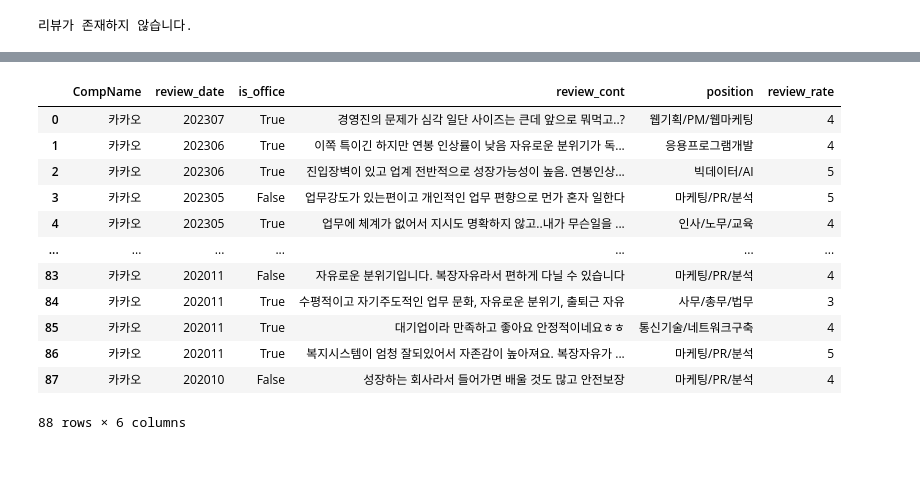
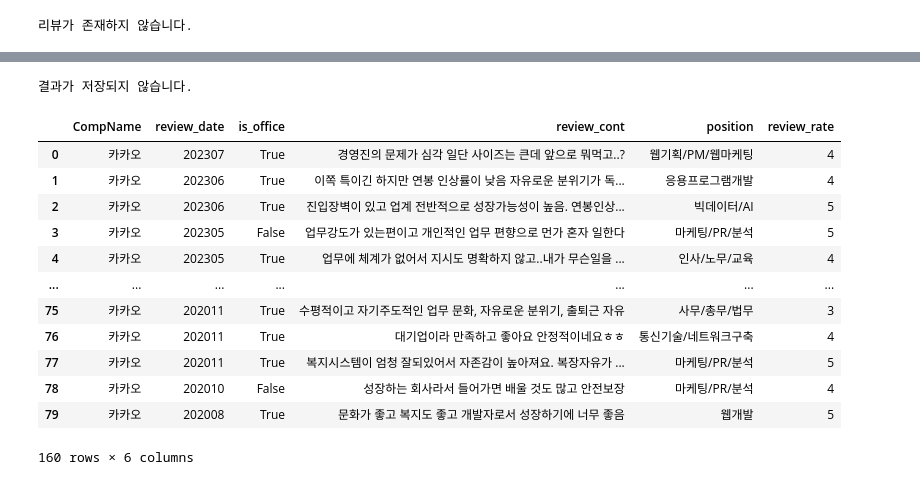
Before and after one commit to parking-place/EZPZ_Project, a Jupyter notebook: modules/crawlers/reviews/new_catch.ipynb, the cells around one changed output, grey strips where cells are left out. Saved outputs shown, nothing was run; the diff lists cells and outputs as text; code cells hidden in the pictures.

```diff
--- a/modules/crawlers/reviews/new_catch.ipynb
+++ b/modules/crawlers/reviews/new_catch.ipynb
@@ -195,15 +209,17 @@ df
 # %%
 # Catch 사이트에 검색을 하면, 최상위 검색결과의 comp_ui를 받아오기
 
-comp_name = '삼성전자'
+comp = '넷마블'
 search_url = 'https://www.catch.co.kr/Search/SearchList?Keyword={}'
-search_req = requests.get(search_url.format(comp_name)) # Keyword = comp_name
+search_req = requests.get(search_url.format(comp)) # Keyword = comp_name
 # print(search_req.text)
 
 search_soup = BeautifulSoup(search_req.text, 'lxml')
 # search_soup.text
 search_soup.select('li:nth-child(1) > div.txt > p.name > a')
 
-comp_id = re.sub(r'[^0-9]', '', str(search_soup.select('li:nth-child(1) > div.txt > p.name > a')))
-comp_id
+comp_id = re.findall('/([^"]*)"', str(search_soup.select('li:nth-child(1) > div.txt > p.name > a')))[0].split('/')[2]
+comp_name = re.findall('>([^"]*)<', re.sub(r'\s', '', str(search_soup.select('li:nth-child(1) > div.txt > p.name > a'))))[0]
+
+comp_id, comp_name
 # %% [output]
@@ -448,5 +481,5 @@ re.findall('>([^"]*)<', re.sub(r'\s', '', str(search_soup.select('li:nth-child(1
 # %%
-def get_review(comp = str):
+def get_review(comp = str, save = True):
 
     search_url = 'https://www.catch.co.kr/Search/SearchList?Keyword={}'
     search_req = requests.get(search_url.format(comp)) # Keyword = comp_name
@@ -456,7 +489,7 @@ def get_review(comp = str):
     # search_soup.text
     search_soup.select('li:nth-child(1) > div.txt > p.name > a')
 
-    comp_id = re.sub(r'[^0-9]', '', str(search_soup.select('li:nth-child(1) > div.txt > p.name > a')))
+    comp_id = re.findall('/([^"]*)"', str(search_soup.select('li:nth-child(1) > div.txt > p.name > a')))[0].split('/')[2]
     comp_name = re.findall('>([^"]*)<', re.sub(r'\s', '', str(search_soup.select('li:nth-child(1) > div.txt > p.name > a'))))[0]
 
 
@@ -533,10 +566,15 @@ def get_review(comp = str):
         file_name = f"{comp_name}_catch.csv"
         save_file_path = os.path.join(SAVE_PATH, file_name)
 
-        new_df.to_csv(save_file_path, index=False, encoding = "utf-8")
 
-        return pd.read_csv(save_file_path)
+        if save is True :
+            new_df.to_csv(save_file_path, index=False, encoding = "utf-8")
+            print('결과를 저장했습니다.')
+            return pd.read_csv(save_file_path)
 
+        else :
+            print('결과가 저장되지 않습니다.')
+            return new_df
 
 
     except :
@@ -596,18 +622,19 @@ get_review('네이버')
 # %%
-get_review('카카오')
+get_review('카카오', False)
 # %% [output]
+결과가 저장되지 않습니다.
 |  | CompName | review_date | is_office | review_cont | position | review_rate |
 | 0 | 카카오 | 202307 | True | 경영진의 문제가 심각 일단 사이즈는 큰데 앞으로 뭐먹고..? | 웹기획/PM/웹마케팅 | 4 |
 | 1 | 카카오 | 202306 | True | 이쪽 특이긴 하지만 연봉 인상률이 낮음 자유로운 분위기가 독... | 응용프로그램개발 | 4 |
 | 2 | 카카오 | 202306 | True | 진입장벽이 있고 업계 전반적으로 성장가능성이 높음. 연봉인상... | 빅데이터/AI | 5 |
 | 3 | 카카오 | 202305 | False | 업무강도가 있는편이고 개인적인 업무 편향으로 먼가 혼자 일한다 | 마케팅/PR/분석 | 5 |
 | 4 | 카카오 | 202305 | True | 업무에 체계가 없어서 지시도 명확하지 않고..내가 무슨일을 ... | 인사/노무/교육 | 4 |
 | ... | ... | ... | ... | ... | ... | ... |
-| 83 | 카카오 | 202011 | False | 자유로운 분위기입니다. 복장자유라서 편하게 다닐 수 있습니다 | 마케팅/PR/분석 | 4 |
-| 84 | 카카오 | 202011 | True | 수평적이고 자기주도적인 업무 문화, 자유로운 분위기, 출퇴근 자유 | 사무/총무/법무 | 3 |
-| 85 | 카카오 | 202011 | True | 대기업이라 만족하고 좋아요 안정적이네요ㅎㅎ | 통신기술/네트워크구축 | 4 |
-| 86 | 카카오 | 202011 | True | 복지시스템이 엄청 잘되있어서 자존감이 높아져요. 복장자유가 ... | 마케팅/PR/분석 | 5 |
-| 87 | 카카오 | 202010 | False | 성장하는 회사라서 들어가면 배울 것도 많고 안전보장 | 마케팅/PR/분석 | 4 |
+| 75 | 카카오 | 202011 | True | 수평적이고 자기주도적인 업무 문화, 자유로운 분위기, 출퇴근 자유 | 사무/총무/법무 | 3 |
+| 76 | 카카오 | 202011 | True | 대기업이라 만족하고 좋아요 안정적이네요ㅎㅎ | 통신기술/네트워크구축 | 4 |
+| 77 | 카카오 | 202011 | True | 복지시스템이 엄청 잘되있어서 자존감이 높아져요. 복장자유가 ... | 마케팅/PR/분석 | 5 |
+| 78 | 카카오 | 202010 | False | 성장하는 회사라서 들어가면 배울 것도 많고 안전보장 | 마케팅/PR/분석 | 4 |
+| 79 | 카카오 | 202008 | True | 문화가 좋고 복지도 좋고 개발자로서 성장하기에 너무 좋음 | 웹개발 | 5 |
-88 rows × 6 columns
+160 rows × 6 columns
 # %%
 from new_catch import get_review
```
Also changed, not shown: parts of 28 cells of this notebook, 1 other file.
